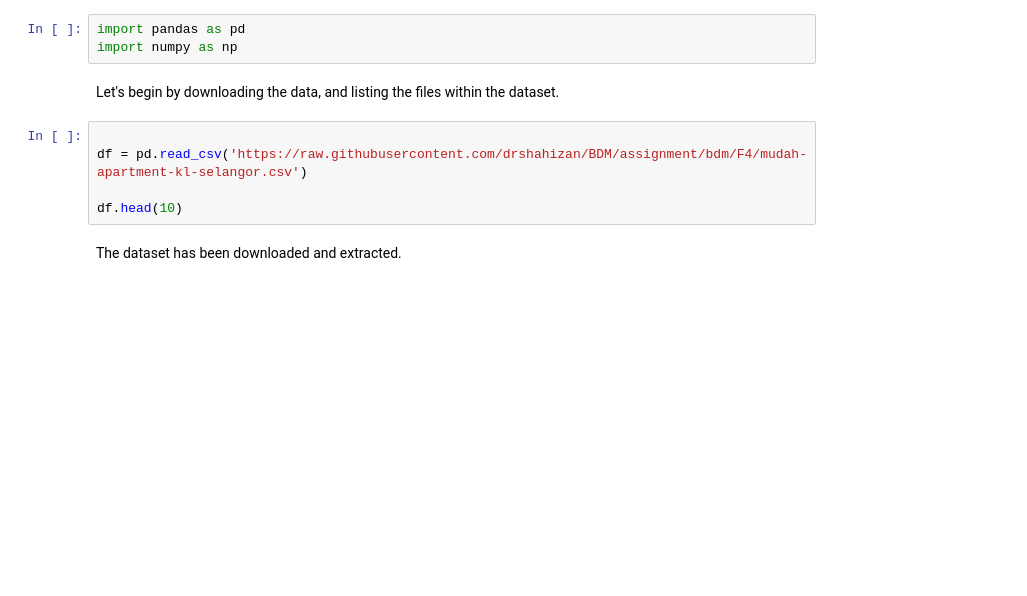
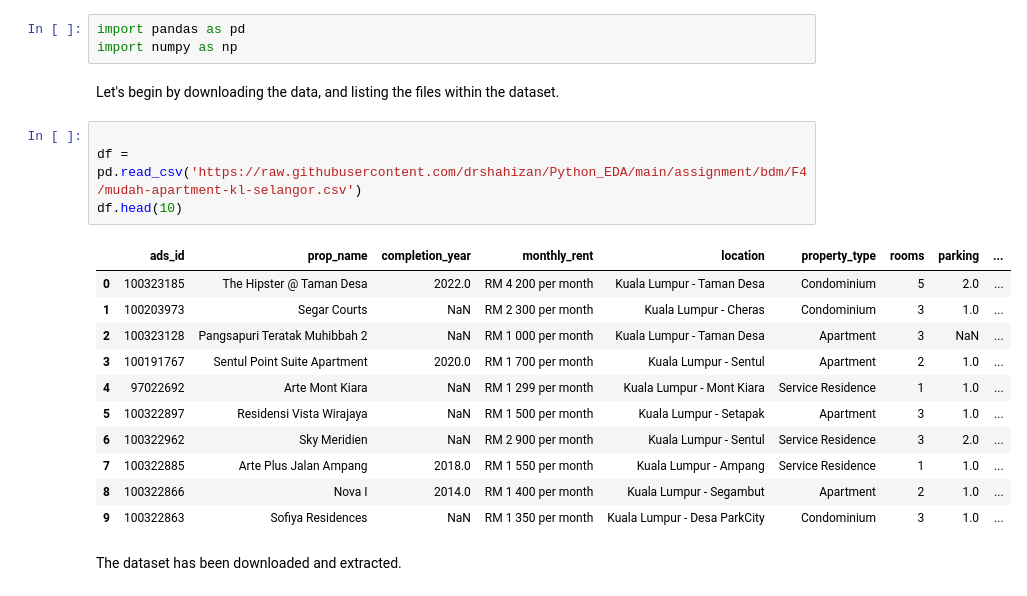
Before and after one commit to drshahizan/Python_EDA, a Jupyter notebook: assignment/bdm/F4/case_study2a/cs2a.ipynb, the cells around one changed output. Drawn from its saved outputs; the diff is of its cells as text; blank space fills up the shorter version.

```diff
--- a/assignment/bdm/F4/case_study2a/cs2a.ipynb
+++ b/assignment/bdm/F4/case_study2a/cs2a.ipynb
@@ -124,9 +32,20 @@ import numpy as np
 Let's begin by downloading the data, and listing the files within the dataset.
 # %%
 
-df = pd.read_csv('https://raw.githubusercontent.com/drshahizan/BDM/assignment/bdm/F4/mudah-apartment-kl-selangor.csv')
-
+df = pd.read_csv('https://raw.githubusercontent.com/drshahizan/Python_EDA/main/assignment/bdm/F4/mudah-apartment-kl-selangor.csv')
 df.head(10)
+# %% [output]
+|  | ads_id | prop_name | completion_year | monthly_rent | location | property_type | rooms | parking | ... |
+| 0 | 100323185 | The Hipster @ Taman Desa | 2022.0 | RM 4 200 per month | Kuala Lumpur - Taman Desa | Condominium | 5 | 2.0 | ... |
+| 1 | 100203973 | Segar Courts | NaN | RM 2 300 per month | Kuala Lumpur - Cheras | Condominium | 3 | 1.0 | ... |
+| 2 | 100323128 | Pangsapuri Teratak Muhibbah 2 | NaN | RM 1 000 per month | Kuala Lumpur - Taman Desa | Apartment | 3 | NaN | ... |
+| 3 | 100191767 | Sentul Point Suite Apartment | 2020.0 | RM 1 700 per month | Kuala Lumpur - Sentul | Apartment | 2 | 1.0 | ... |
+| 4 | 97022692 | Arte Mont Kiara | NaN | RM 1 299 per month | Kuala Lumpur - Mont Kiara | Service Residence | 1 | 1.0 | ... |
+| 5 | 100322897 | Residensi Vista Wirajaya | NaN | RM 1 500 per month | Kuala Lumpur - Setapak | Apartment | 3 | 1.0 | ... |
+| 6 | 100322962 | Sky Meridien | NaN | RM 2 900 per month | Kuala Lumpur - Sentul | Service Residence | 3 | 2.0 | ... |
+| 7 | 100322885 | Arte Plus Jalan Ampang | 2018.0 | RM 1 550 per month | Kuala Lumpur - Ampang | Service Residence | 1 | 1.0 | ... |
+| 8 | 100322866 | Nova I | 2014.0 | RM 1 400 per month | Kuala Lumpur - Segambut | Apartment | 2 | 1.0 | ... |
+| 9 | 100322863 | Sofiya Residences | NaN | RM 1 350 per month | Kuala Lumpur - Desa ParkCity | Condominium | 3 | 1.0 | ... |
 # %% [markdown]
 The dataset has been downloaded and extracted.
 # %% [markdown]
```
Also changed, not shown: parts of 38 cells of this notebook.
